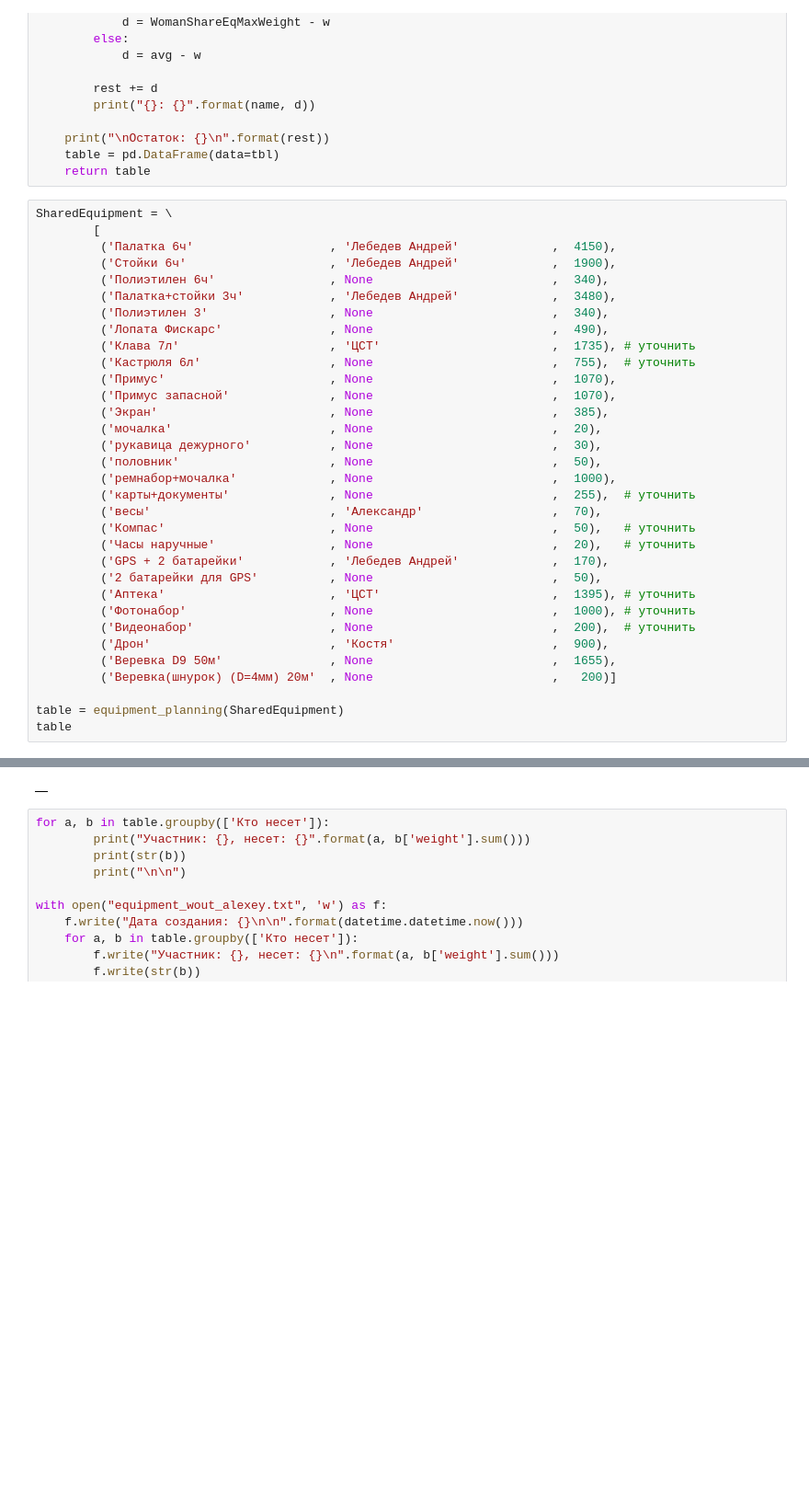
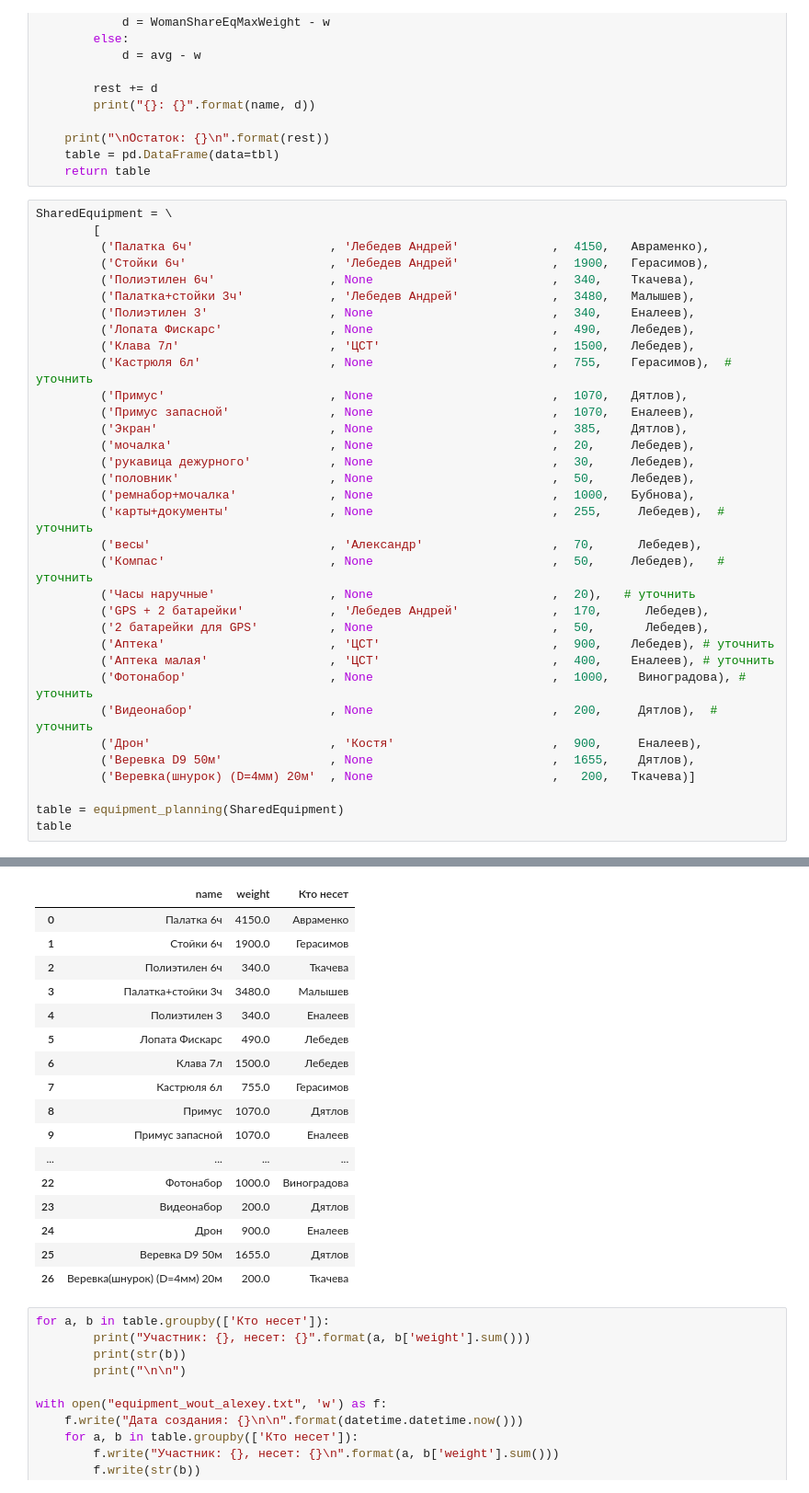
Before and after one commit to lebastr/2019_october_hike, a Jupyter notebook: equipment.ipynb, the cells around one changed output, grey strips where cells are left out. Shown: that part at 92% size. Cells and saved outputs as stored; diff of their text form; blank space fills up the shorter version.

```diff
--- a/equipment.ipynb
+++ b/equipment.ipynb
@@ -69,33 +69,34 @@ def equipment_planning(SharedEquipment):
 # %%
 SharedEquipment = \
         [
-         ('Палатка 6ч'                   , 'Лебедев Андрей'             ,  4150),
-         ('Стойки 6ч'                    , 'Лебедев Андрей'             ,  1900),
-         ('Полиэтилен 6ч'                , None                         ,  340),
-         ('Палатка+стойки 3ч'            , 'Лебедев Андрей'             ,  3480),
-         ('Полиэтилен 3'                 , None                         ,  340),
-         ('Лопата Фискарс'               , None                         ,  490),
-         ('Клава 7л'                     , 'ЦСТ'                        ,  1735), # уточнить
-         ('Кастрюля 6л'                  , None                         ,  755),  # уточнить
-         ('Примус'                       , None                         ,  1070),
-         ('Примус запасной'              , None                         ,  1070),
-         ('Экран'                        , None                         ,  385),
-         ('мочалка'                      , None                         ,  20),
-         ('рукавица дежурного'           , None                         ,  30),
-         ('половник'                     , None                         ,  50),
-         ('ремнабор+мочалка'             , None                         ,  1000),
-         ('карты+документы'              , None                         ,  255),  # уточнить
-         ('весы'                         , 'Александр'                  ,  70),
-         ('Компас'                       , None                         ,  50),   # уточнить
+         ('Палатка 6ч'                   , 'Лебедев Андрей'             ,  4150,   Авраменко),
+         ('Стойки 6ч'                    , 'Лебедев Андрей'             ,  1900,   Герасимов),
+         ('Полиэтилен 6ч'                , None                         ,  340,    Ткачева),
+         ('Палатка+стойки 3ч'            , 'Лебедев Андрей'             ,  3480,   Малышев),
+         ('Полиэтилен 3'                 , None                         ,  340,    Еналеев),
+         ('Лопата Фискарс'               , None                         ,  490,    Лебедев),
+         ('Клава 7л'                     , 'ЦСТ'                        ,  1500,   Лебедев),
+         ('Кастрюля 6л'                  , None                         ,  755,    Герасимов),  # уточнить
+         ('Примус'                       , None                         ,  1070,   Дятлов),
+         ('Примус запасной'              , None                         ,  1070,   Еналеев),
+         ('Экран'                        , None                         ,  385,    Дятлов),
+         ('мочалка'                      , None                         ,  20,     Лебедев),
+         ('рукавица дежурного'           , None                         ,  30,     Лебедев),
+         ('половник'                     , None                         ,  50,     Лебедев),
+         ('ремнабор+мочалка'             , None                         ,  1000,   Бубнова),
+         ('карты+документы'              , None                         ,  255,     Лебедев),  # уточнить
+         ('весы'                         , 'Александр'                  ,  70,      Лебедев),
+         ('Компас'                       , None                         ,  50,     Лебедев),   # уточнить
          ('Часы наручные'                , None                         ,  20),   # уточнить
-         ('GPS + 2 батарейки'            , 'Лебедев Андрей'             ,  170),
-         ('2 батарейки для GPS'          , None                         ,  50),
-         ('Аптека'                       , 'ЦСТ'                        ,  1395), # уточнить
-         ('Фотонабор'                    , None                         ,  1000), # уточнить
-         ('Видеонабор'                   , None                         ,  200),  # уточнить
-         ('Дрон'                         , 'Костя'                      ,  900),
-         ('Веревка D9 50м'               , None                         ,  1655),
-         ('Веревка(шнурок) (D=4мм) 20м'  , None                         ,   200)]
+         ('GPS + 2 батарейки'            , 'Лебедев Андрей'             ,  170,      Лебедев),
+         ('2 батарейки для GPS'          , None                         ,  50,       Лебедев),
+         ('Аптека'                       , 'ЦСТ'                        ,  900,    Лебедев), # уточнить
+         ('Аптека малая'                 , 'ЦСТ'                        ,  400,    Еналеев), # уточнить
+         ('Фотонабор'                    , None                         ,  1000,    Виноградова), # уточнить
+         ('Видеонабор'                   , None                         ,  200,     Дятлов),  # уточнить
+         ('Дрон'                         , 'Костя'                      ,  900,     Еналеев),
+         ('Веревка D9 50м'               , None                         ,  1655,    Дятлов),
+         ('Веревка(шнурок) (D=4мм) 20м'  , None                         ,   200,   Ткачева)]
 
 table = equipment_planning(SharedEquipment)
 table
@@ -118,4 +119,20 @@ table
-|  |
+|  | name | weight | Кто несет |
+| 0 | Палатка 6ч | 4150.0 | Авраменко |
+| 1 | Стойки 6ч | 1900.0 | Герасимов |
+| 2 | Полиэтилен 6ч | 340.0 | Ткачева |
+| 3 | Палатка+стойки 3ч | 3480.0 | Малышев |
+| 4 | Полиэтилен 3 | 340.0 | Еналеев |
+| 5 | Лопата Фискарс | 490.0 | Лебедев |
+| 6 | Клава 7л | 1500.0 | Лебедев |
+| 7 | Кастрюля 6л | 755.0 | Герасимов |
+| 8 | Примус | 1070.0 | Дятлов |
+| 9 | Примус запасной | 1070.0 | Еналеев |
+| ... | ... | ... | ... |
+| 22 | Фотонабор | 1000.0 | Виноградова |
+| 23 | Видеонабор | 200.0 | Дятлов |
+| 24 | Дрон | 900.0 | Еналеев |
+| 25 | Веревка D9 50м | 1655.0 | Дятлов |
+| 26 | Веревка(шнурок) (D=4мм) 20м | 200.0 | Ткачева |
 # %%
 for a, b in table.groupby(['Кто несет']):
         print("Участник: {}, несет: {}".format(a, b['weight'].sum()))
```
Also changed, not shown: parts of 1 cell of this notebook.
